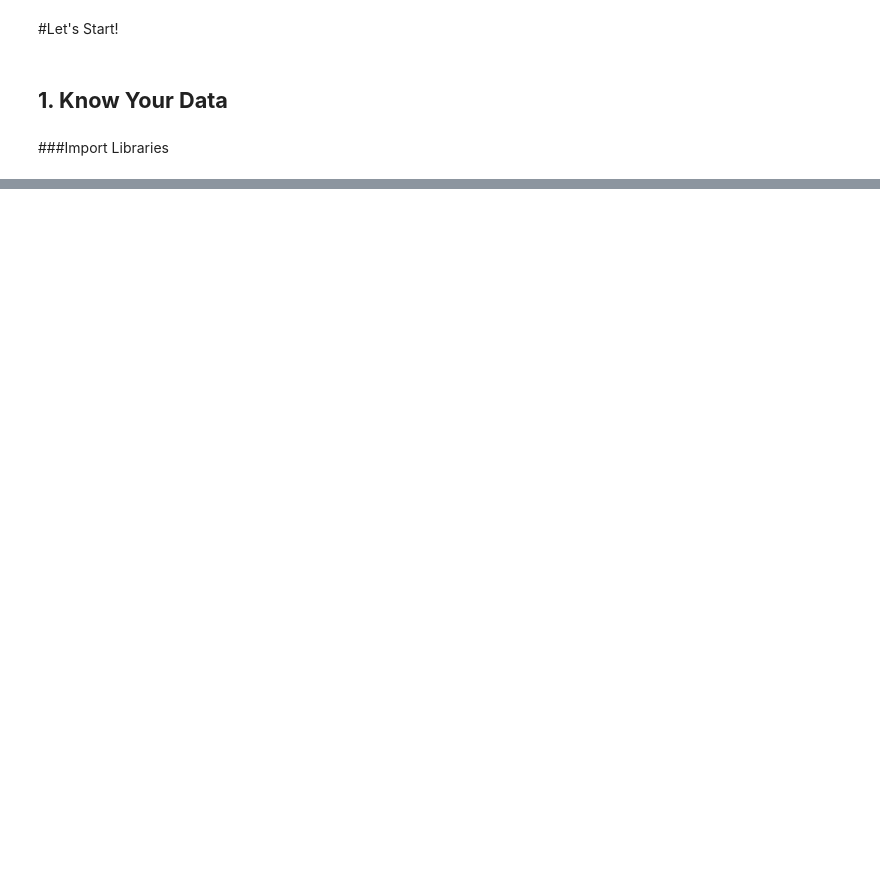
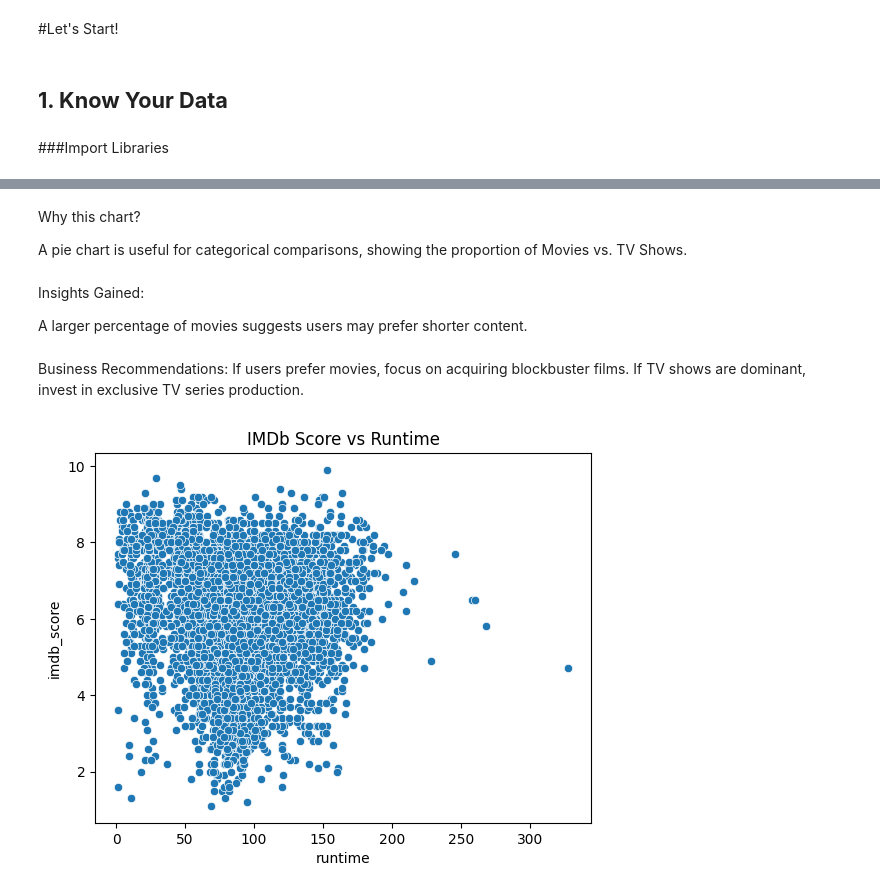
Before and after one commit to manishaachary13/Amazon-Prime, a Jupyter notebook: Amazon.ipynb, the cells around one changed output, grey strips where cells are left out. Cells and saved outputs as stored; diff of their text form; code cells hidden in the pictures; blank space fills up the shorter version.

```diff
--- a/Amazon.ipynb
+++ b/Amazon.ipynb
@@ -102,0 +374,19 @@ import matplotlib.pyplot as plt  # Data visualization
+# %% [markdown]
+Why this chart?
+
+A pie chart is useful for categorical comparisons, showing the proportion of Movies vs. TV Shows.
+# %% [markdown]
+Insights Gained:
+
+A larger percentage of movies suggests users may prefer shorter content.
+# %% [markdown]
+Business Recommendations:
+If users prefer movies, focus on acquiring blockbuster films.
+If TV shows are dominant, invest in exclusive TV series production.
+# %%
+# IMDb score vs. Runtime
+sns.scatterplot(x="runtime", y="imdb_score", data=titles_df)
+plt.title("IMDb Score vs Runtime")
+plt.show()
+# %% [output]
+[figure, added]
```
Also changed, not shown: parts of 63 cells of this notebook.
